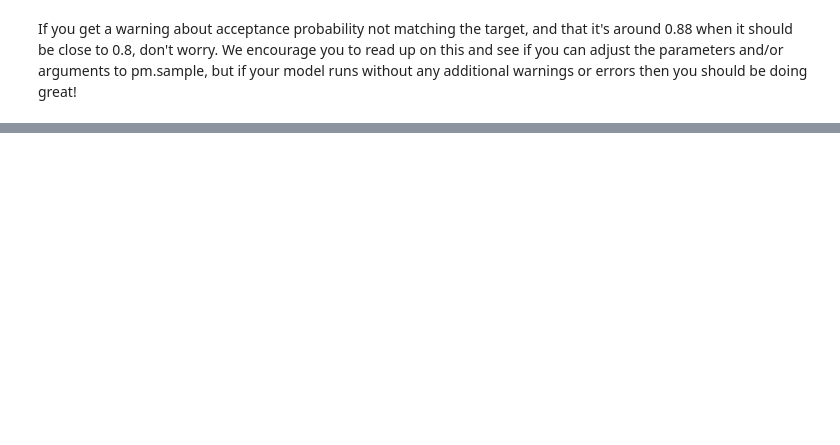
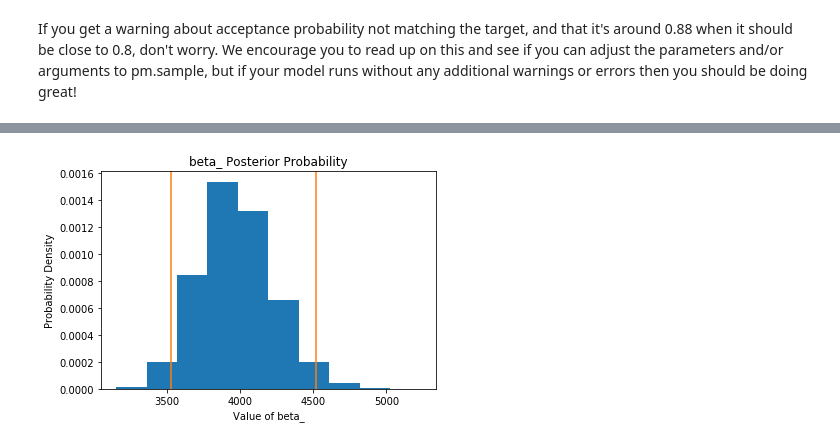
Before and after one commit to Haydost/Springboard_Portfolio, a Jupyter notebook: 6_Bayesian_Inference/CT_Solution/Bayesian_Statistics.ipynb, the cells around one changed output, grey strips where cells are left out. Saved outputs shown, nothing was run; the diff lists cells and outputs as text; code cells hidden in the pictures; blank space fills up the shorter version.

```diff
--- a/6_Bayesian_Inference/CT_Solution/Bayesian_Statistics.ipynb
+++ b/6_Bayesian_Inference/CT_Solution/Bayesian_Statistics.ipynb
@@ -102,0 +162,13 @@ If you get a warning about acceptance probability not matching the target, and t
+# %%
+# convert the rate data to estimates of beta
+beta_ = 1/trace.rate_
+
+# create and show the histogram
+_ = plt.hist(beta_, density=True)
+_ = plt.axvline(b_lower, color='C1')
+_ = plt.axvline(b_upper, color='C1')
+_ = plt.title('beta_ Posterior Probability')
+_ = plt.xlabel('Value of beta_')
+_ = plt.ylabel('Probability Density')
+# %% [output]
+[figure, added]
```
Also changed, not shown: parts of 25 cells of this notebook.
